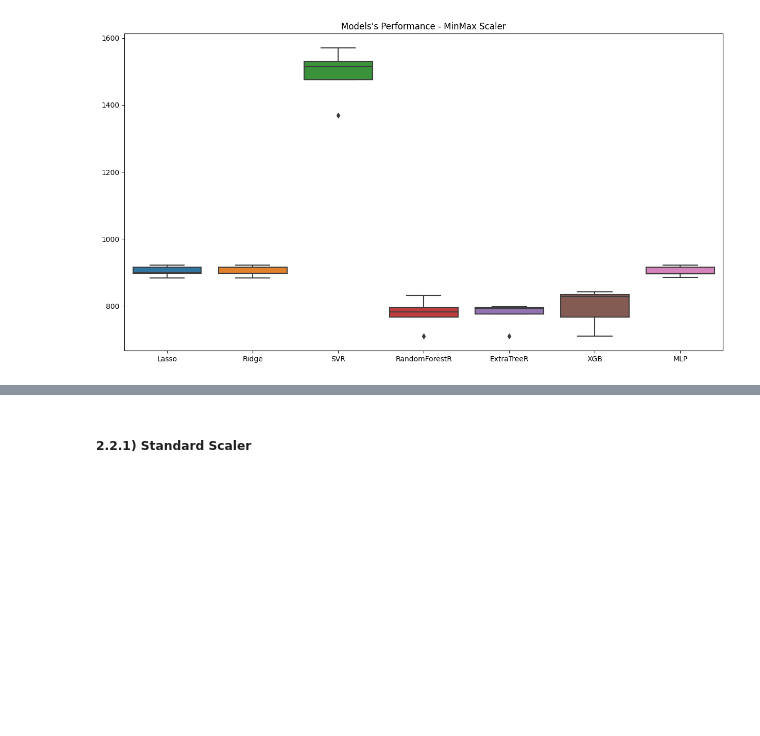
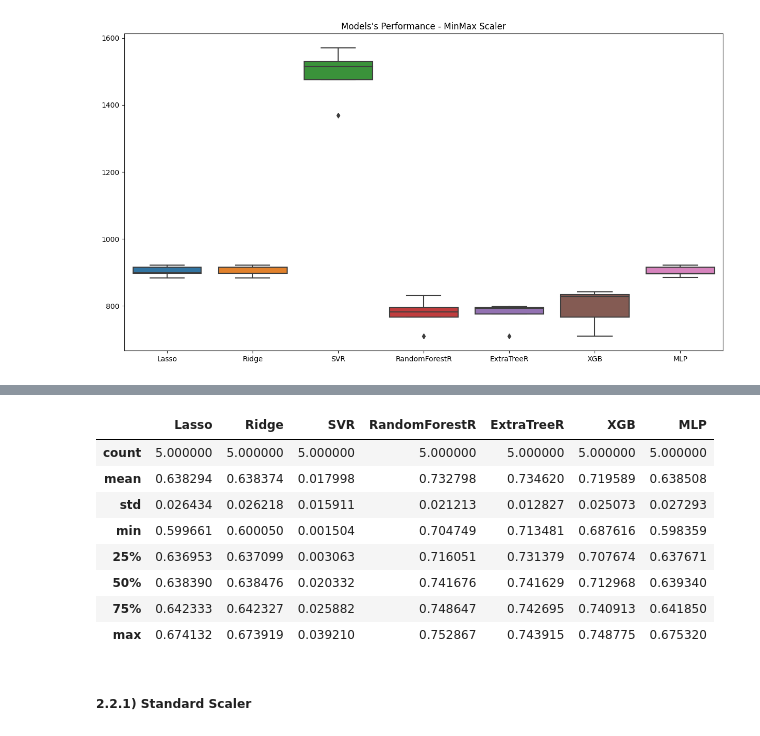
Before and after one commit to caiosoter/DS-Projects, a Jupyter notebook: Solar_Power_Generation_Prediction/Solar_Power_Prediction.ipynb, the cells around one changed output, grey strips where cells are left out. Drawn from its saved outputs; the diff is of its cells as text; code cells hidden in the pictures; blank space fills up the shorter version.

```diff
--- a/Solar_Power_Generation_Prediction/Solar_Power_Prediction.ipynb
+++ b/Solar_Power_Generation_Prediction/Solar_Power_Prediction.ipynb
@@ -478,3 +493,17 @@ sns.boxplot(resultado_rms);
+# %%
+# R2 results:
+
+resultado_r2.describe()
+# %% [output]
+|  | Lasso | Ridge | SVR | RandomForestR | ExtraTreeR | XGB | MLP |
+| count | 5.000000 | 5.000000 | 5.000000 | 5.000000 | 5.000000 | 5.000000 | 5.000000 |
+| mean | 0.638294 | 0.638374 | 0.017998 | 0.732798 | 0.734620 | 0.719589 | 0.638508 |
+| std | 0.026434 | 0.026218 | 0.015911 | 0.021213 | 0.012827 | 0.025073 | 0.027293 |
+| min | 0.599661 | 0.600050 | 0.001504 | 0.704749 | 0.713481 | 0.687616 | 0.598359 |
+| 25% | 0.636953 | 0.637099 | 0.003063 | 0.716051 | 0.731379 | 0.707674 | 0.637671 |
+| 50% | 0.638390 | 0.638476 | 0.020332 | 0.741676 | 0.741629 | 0.712968 | 0.639340 |
+| 75% | 0.642333 | 0.642327 | 0.025882 | 0.748647 | 0.742695 | 0.740913 | 0.641850 |
+| max | 0.674132 | 0.673919 | 0.039210 | 0.752867 | 0.743915 | 0.748775 | 0.675320 |
 # %% [markdown]
 ##### 2.2.1) Standard Scaler
 # %%
```
Also changed, not shown: parts of 15 cells of this notebook.
